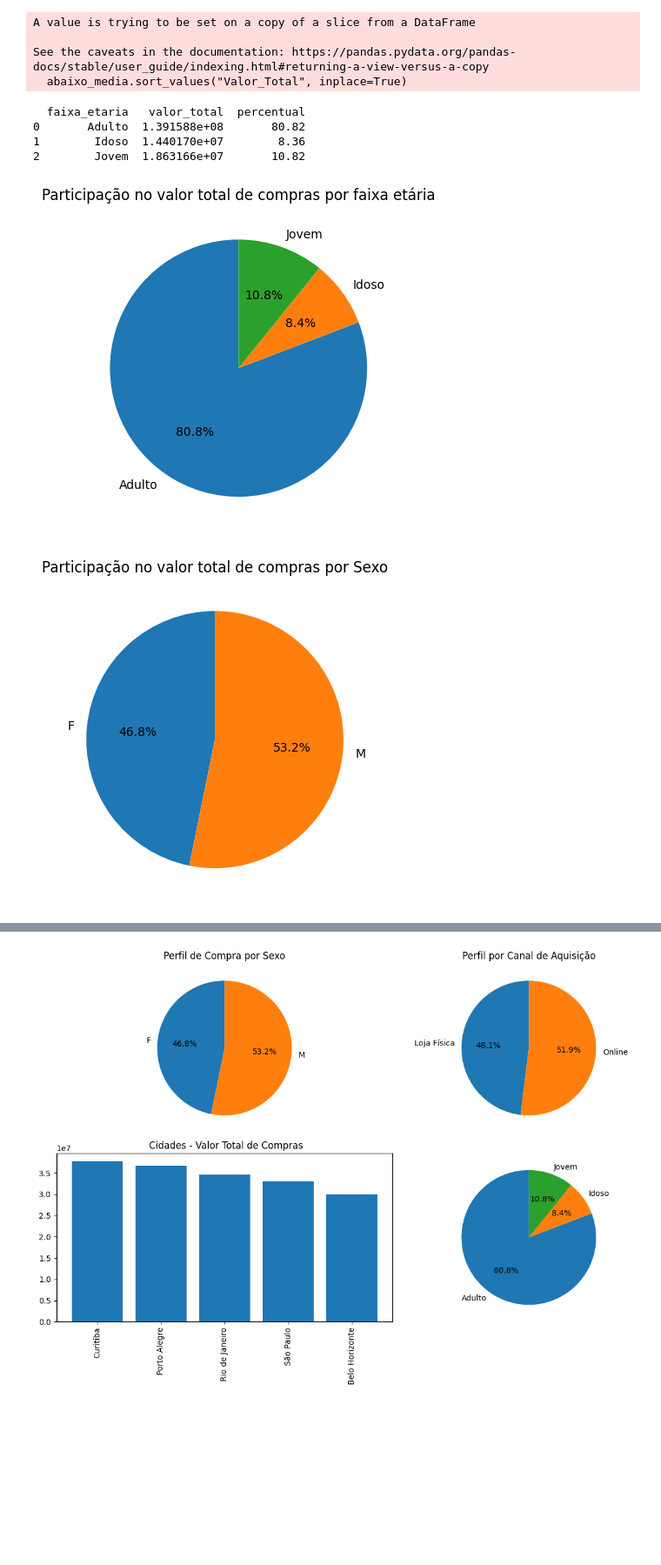
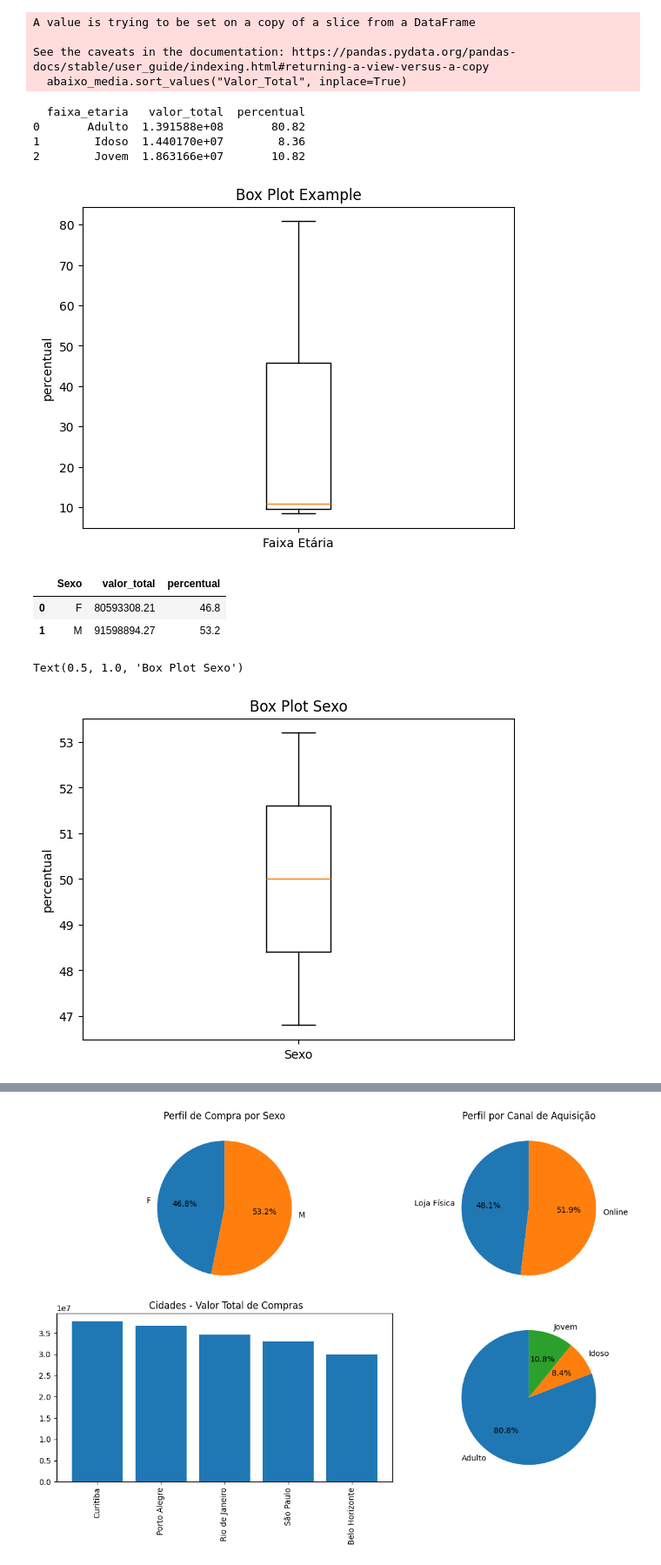
Before and after one commit to MatheusVieira12/Projeto_Nara, a Jupyter notebook: Perfis.ipynb, the cells around one changed output, grey strips where cells are left out. Shown: that part at 87% size. Drawn from its saved outputs; the diff is of its cells as text; code cells hidden in the pictures; blank space fills up the shorter version.

Commit message:
Perfis corrigido com boxplot

```diff
--- a/Perfis.ipynb
+++ b/Perfis.ipynb
@@ -90,48 +90,54 @@ See the caveats in the documentation: https://pandas.pydata.org/pandas-docs/stab
 # %%
 
 tabela_final["valor_total"] = tabela_final["Quantidade"] * tabela_final["Preco"]
 
 
 tabela_final["faixa_etaria"] = "Adulto"
 tabela_final.loc[tabela_final["Idade"] < 23, "faixa_etaria"] = "Jovem"
 tabela_final.loc[tabela_final["Idade"] > 65, "faixa_etaria"] = "Idoso"
 
 perfil = tabela_final.groupby("faixa_etaria")["valor_total"].sum().reset_index()
 
 total = perfil["valor_total"].sum()
 perfil["percentual"] = (perfil["valor_total"] / total * 100).round(2)
 
 print(perfil)
+#subplot box plot
+fig, ax = plt.subplots()
+ax.boxplot(perfil["percentual"])
 
-plt.pie(
-    perfil["valor_total"],
-    labels=perfil["faixa_etaria"],
-    autopct="%1.1f%%",
-    startangle=90
-)
-plt.title("Participação no valor total de compras por faixa etária")
+# Add labels and title (optional)
+ax.set_xticklabels(['Faixa Etária'])
+ax.set_ylabel('percentual')
+ax.set_title('Box Plot Example')
+
+# Display the plot
 plt.show()
 # %% [output]
   faixa_etaria   valor_total  percentual
 0       Adulto  1.391588e+08       80.82
 1        Idoso  1.440170e+07        8.36
 2        Jovem  1.863166e+07       10.82
-[figure, old version]
+[figure, new version]
 # %%
 perfil_sexo = tabela_final.groupby("Sexo")["valor_total"].sum().reset_index()
 total = perfil_sexo["valor_total"].sum()
 perfil_sexo["percentual"] = (perfil_sexo["valor_total"] / total * 100).round(2)
+perfil_sexo
+# %% [output]
+|  | Sexo | valor_total | percentual |
+| 0 | F | 80593308.21 | 46.8 |
+| 1 | M | 91598894.27 | 53.2 |
 # %%
-plt.pie(
-    perfil_sexo["valor_total"],
-    labels=perfil_sexo["Sexo"],
-    autopct="%1.1f%%",
-    startangle=90
-)
-plt.title("Participação no valor total de compras por Sexo")
-plt.show()
+#boxplot sexo
+fig, ax = plt.subplots()
+ax.boxplot(perfil_sexo["percentual"])
+ax.set_xticklabels(['Sexo'])
+ax.set_ylabel('percentual')
+ax.set_title('Box Plot Sexo')
 # %% [output]
+Text(0.5, 1.0, 'Box Plot Sexo')
-[figure, old version]
+[figure, new version]
 # %%
 perfil_canal = tabela_final.groupby("Canal_Aquisicao")["valor_total"].sum().reset_index()
 total = perfil_canal["valor_total"].sum()
```
Also changed, not shown: parts of 7 cells of this notebook.
